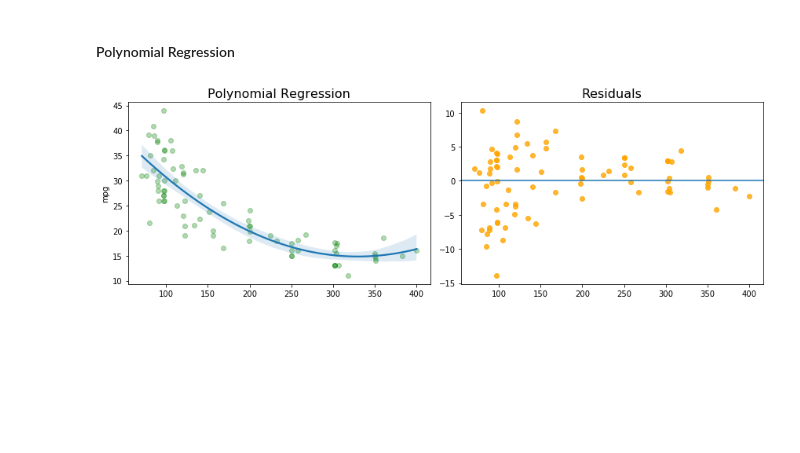
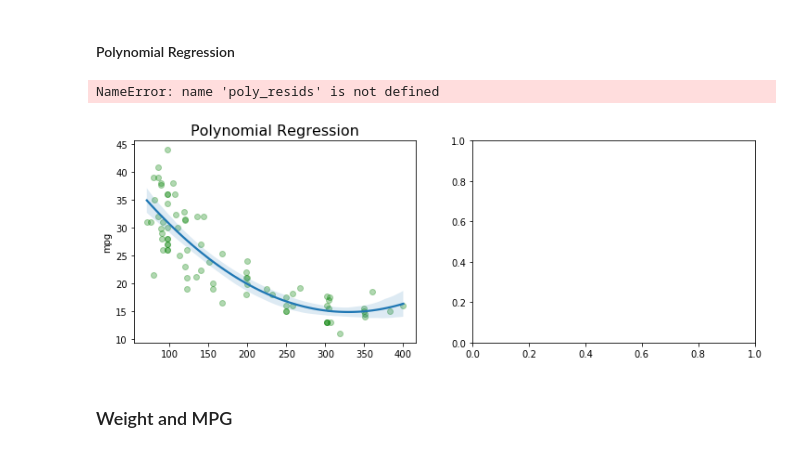
Before and after one commit to Morgan-Sell/islr-labs-exercises-python, a Jupyter notebook: exercises/07_beyond_linearity.ipynb, the cells around one changed output. Drawn from its saved outputs; the diff is of its cells as text; code cells hidden in the pictures; blank space fills up the shorter version.

Commit message:
built linear and polynomial regression scripts in ch7_utils

```diff
--- a/exercises/07_beyond_linearity.ipynb
+++ b/exercises/07_beyond_linearity.ipynb
@@ -215,0 +236,2 @@ fig.tight_layout();
+# %%
+ch7_utils.fit_lin_reg_to_create_plots_and_residuals(X_train_displacement, y_train, X_test_displacement, y_test)
@@ -216,32 +240,49 @@ fig.tight_layout();
 # %% [markdown]
 #### Polynomial Regression
 # %%
-poly = PolynomialFeatures(degree=2)
-poly.fit(X_train_displacement)
-X_train_displacement_poly = poly.transform(X_train_displacement)
-X_test_displacement_poly = poly.transform(X_test_displacement)
+def transform_variables_to_polynomial(X_train, X_test, num_degrees):
+    '''
+    Transforms indepedent variables to polynomial features.
+    '''
+    poly = PolynomialFeatures(degree=num_degrees)
+    poly.fit(X_train)
+    X_train_poly = poly.transform(X_train)
+    X_test_poly = poly.transform(X_test)
 
-poly.fit(X_train_displacement_poly, y_train)
-poly_reg = LinearRegression()
-poly_reg.fit(X_train_displacement_poly, y_train)
+    return X_train_poly, X_test_poly
 
-pred_poly = poly_reg.predict(X_test_displacement_poly)
-poly_resids = pred_poly - y_test
+def plot_poly_reg_model_and_residuals(X, y, residuals, num_degrees):
+    '''
+    Creates twos plots: (1) linear regression; and (2) residuals
+    '''
+    fig, ax = plt.subplots(nrows=1, ncols=2, figsize=(12, 4))
 
-fig, ax = plt.subplots(nrows=1, ncols=2, figsize=(12, 4))
+    # Scatter plot w/ polynomial regression
+    ax[0].scatter(X, y, c='g', alpha=0.3)
+    sns.regplot(X, y, order=num_degrees, truncate=True, scatter=False, ax=ax[0])
+    ax[0].set_title('Polynomial Regression', fontsize=16)
 
-# plot 1
-ax[0].scatter(X_test_displacement, y_test, c='g', alpha=0.3)
-sns.regplot(X_test_displacement, y_test, order=2, truncate=True, scatter=False, ax=ax[0])
-#ax[0].plot(X_test_displacement_poly, pred_poly, c='b', linewidth=2)
-ax[0].set_title('Polynomial Regression', fontsize=16)
+    # residual plot
+    ax[1].scatter(X, poly_resids, c='orange', alpha=0.8)
+    ax[1].axhline(y=0)
+    ax[1].set_title('Residuals', fontsize=16)
 
-# plot 2
-ax[1].scatter(X_test_displacement, poly_resids, c='orange', alpha=0.8)
-ax[1].axhline(y=0)
-#ax[0].plot(X_test_displacement, pred_linear, c='b', linewidth=2)
-ax[1].set_title('Residuals', fontsize=16)
+    fig.tight_layout();
 
-fig.tight_layout();
+def create_fit_polynomial_reg_and_graph_predictions_and_residuals(X_train, y_train, X_test, y_true, num_degrees):
+    '''
+    Coaslesces multiple functions to transform features and fit/predict a polynomial regression.
+    Visualizes results.
+    '''
+    X_train_poly, X_test_poly = transform_variables_to_polynomial(X_train, X_test, num_degrees)
+    # Polynomial regression b/c X_train and X_test have been transformed.
+    pred = linear_reg_predictions(X_train_poly, y_train, X_test_poly)
+    residuals = calc_residuals(pred, y_true)
+    plot_poly_reg_model_and_residuals(X_test, y_true, residuals, num_degrees)
-# %% [output]
-[figure, removed]
+# %%
+ch7_utils.create_fit_polynomial_reg_and_graph_predictions_and_residuals(X_train_displacement, y_train, X_test_displacement, y_test, 2)
+# %% [output]
+NameError: name 'poly_resids' is not defined
+[figure, added]
+# %% [markdown]
+### Weight and MPG
```
Also changed, not shown: parts of 8 cells of this notebook, 1 other file.
